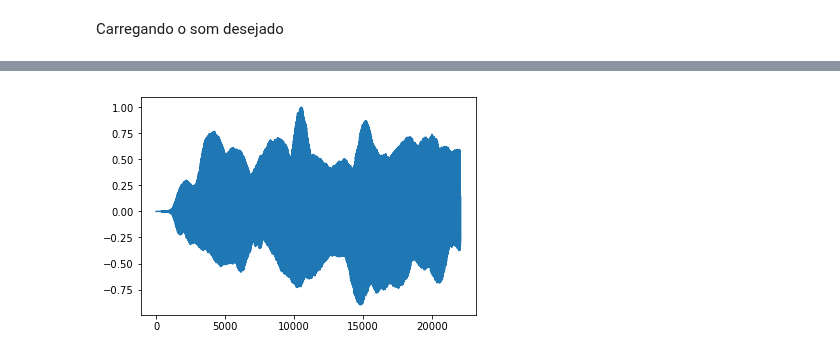
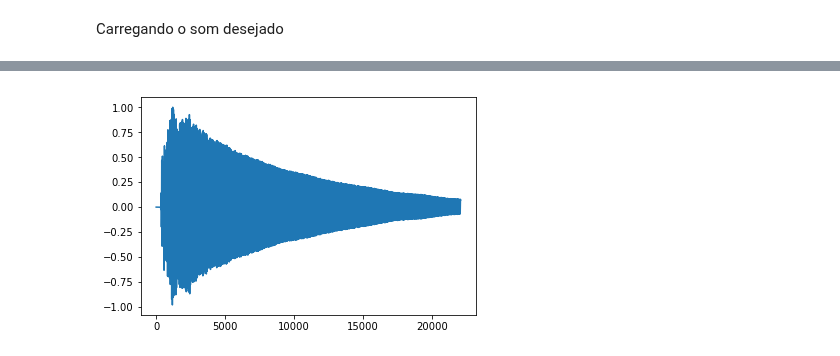
Before and after one commit to msc-johntheo/geral, a Jupyter notebook: notebooks/computacao_evolucionaria/trabalho-final/trabalho-final.ipynb, the cells around one changed output, grey strips where cells are left out. Saved outputs shown, nothing was run; the diff lists cells and outputs as text; code cells hidden in the pictures.

```diff
--- a/notebooks/computacao_evolucionaria/trabalho-final/trabalho-final.ipynb
+++ b/notebooks/computacao_evolucionaria/trabalho-final/trabalho-final.ipynb
@@ -29,16 +29,16 @@ Carregando o som desejado
 # %%
 f0 = 440.0
 #target, sr = librosa.load('SOUNDS/au_sample.wav')
-target, sr = librosa.load('SOUNDS/flute.wav')
-#target, sr = librosa.load('SOUNDS/harp.wav')
+#target, sr = librosa.load('SOUNDS/flute.wav')
+target, sr = librosa.load('SOUNDS/harp.wav')
 #target, sr = librosa.load('SOUNDS/string.wav')
 target = librosa.util.normalize(target[:sr]) # normalizando etruncando para 1 segundo
 duration = 1.0
 plt.plot(target)
 Audio(target,rate=sr)
 # %% [output]
 [interactive output not drawn]
-[figure, old version]
+[figure, new version]
 # %%
 # FUNCOES OPERADORES
 def note(freq, amp=1.0):
```
Also changed, not shown: parts of 4 cells of this notebook, 1 other file.
